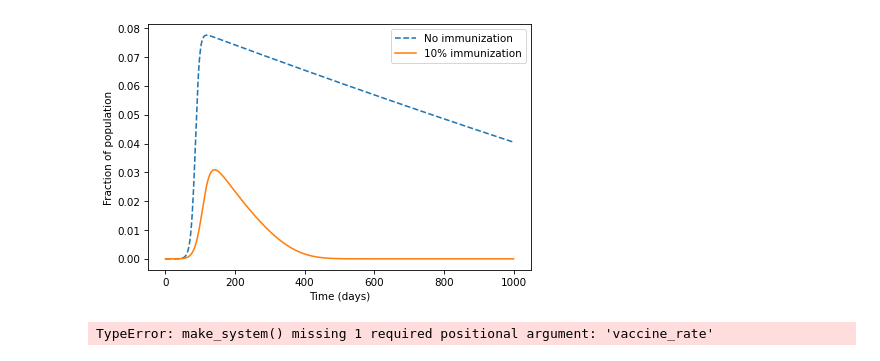
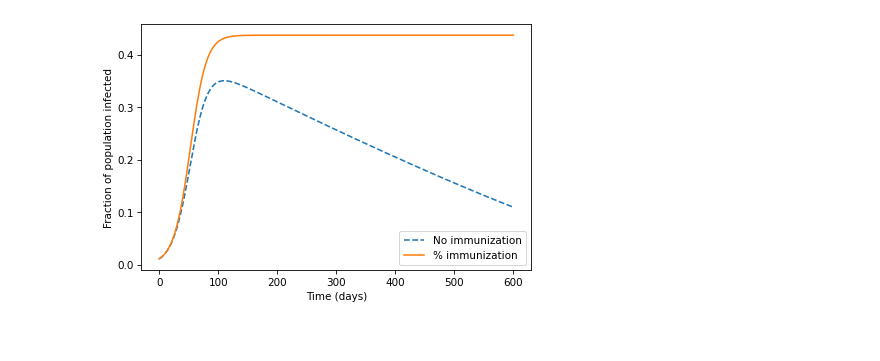
Before and after one commit to karol9kk/SIR-model, a Jupyter notebook: SIR_model.ipynb, the cells around one changed output. Saved outputs shown, nothing was run; the diff lists cells and outputs as text; code cells hidden in the pictures.

```diff
--- a/SIR_model.ipynb
+++ b/SIR_model.ipynb
@@ -20,18 +20,17 @@ from functions_2 import *
 # %%
-tc =4      # time between contacts in days
+tc =7     # time between contacts in days
 tr = 14            # recovery time in days
 
 beta = 1 / tc      # contact rate in per day
 gamma = 1 / tr     # recovery rate in per day
 
-time=1000
+time=600
+vaccination_rate=0.0012
+vaccination_rate_1=0
+quarantine_time=14
 
-init = State(s=1000000, i=1, r=0,v=0)
+init = State(s=38000000, i=423000, r=454000,v=0)
 show(init)
-
-vaccination_rate=0.001
-vaccination_rate_1=0.005
-quarantine_time=4
 
 system = make_system(beta, gamma,time,init,vaccination_rate)
 results = run_simulation(system, update_func)
@@ -96,13 +124,8 @@ for tc_value in range(1, 21):
 # %%
-results.r.plot(style='--', label='No immunization')
-results_1.r.plot(label='10% immunization')
+results.i.plot(style='--', label='No immunization')
+results_1.i.plot(label='% immunization')
 
 decorate(xlabel='Time (days)',
-         ylabel='Fraction of population')
+         ylabel='Fraction of population infected')
 # %% [output]
-[figure, old version]
+[figure, new version]
-# %%
-fraction_array = linspace(0, 1, 21)
-infected_sweep = sweep_immunity(fraction_array,beta,gamma,time,init)
-# %% [output]
-TypeError: make_system() missing 1 required positional argument: 'vaccine_rate'
```
Also changed, not shown: parts of 8 cells of this notebook.
